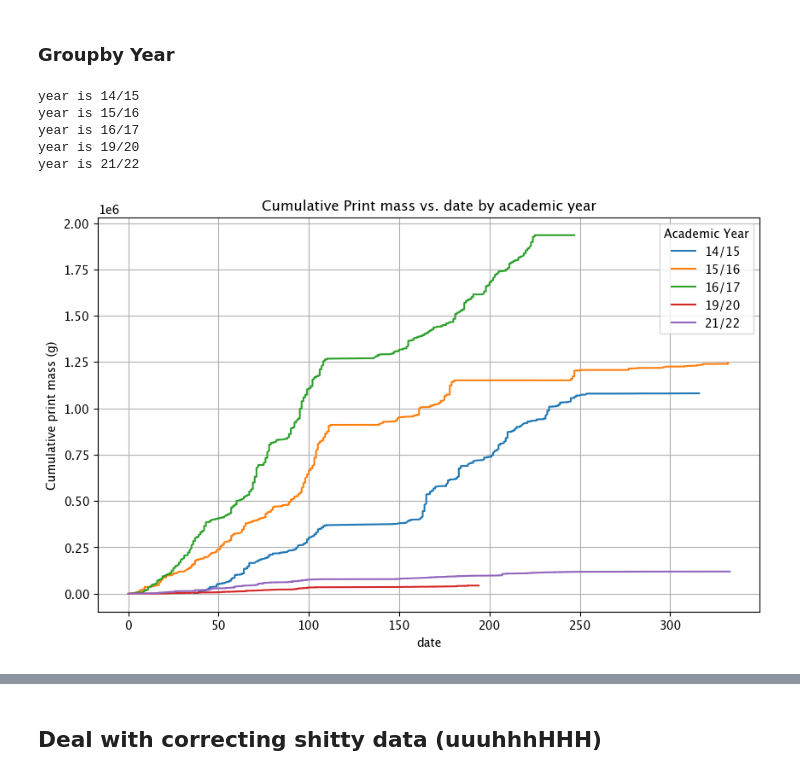
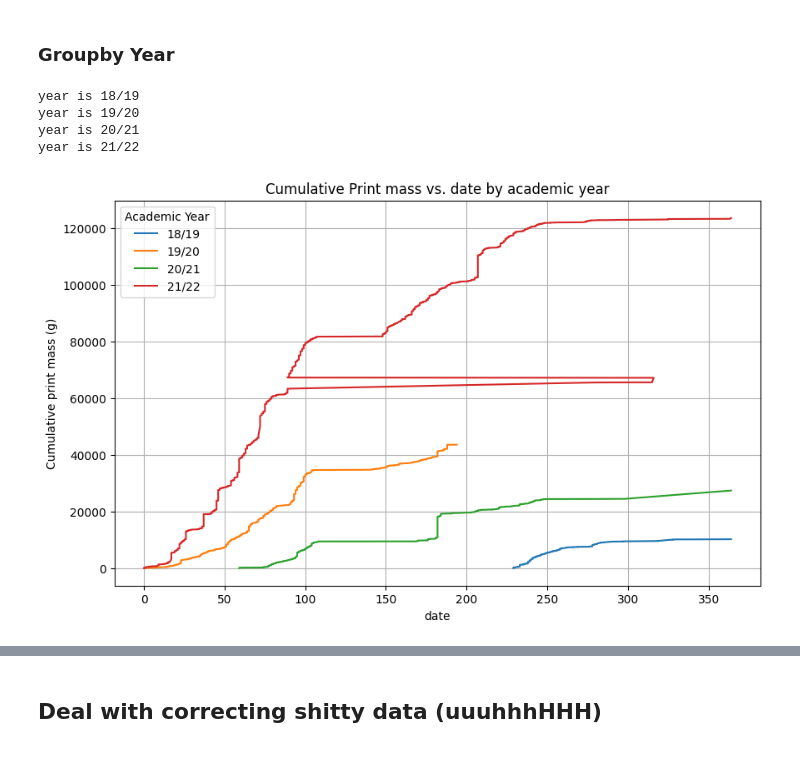
Before and after one commit to JohnnyMaBoi/olin-3d-printing, a Jupyter notebook: process_data.ipynb, the cells around one changed output, grey strips where cells are left out. Cells and saved outputs as stored; diff of their text form; code cells hidden in the pictures.

```diff
--- a/process_data.ipynb
+++ b/process_data.ipynb
@@ -200,9 +260,25 @@ def get_academic_year(timestamp:pd.Timestamp):
     else:                   # after september: year/year+1
         return f"{year}/{year+1}"
 
+def get_semester(timestamp:pd.Timestamp):
+    """
+    Return the semester string of a timestamp
+
+    Args:
+        timestamp (pd.Timestamp): timestamp object
+
+    Returns:
+        str: Semester string, e.g. "SP21"
+    """
+    year = int(repr(timestamp.year)[-2:]) # lat two digits of year
+    if timestamp.month < 9: # before september spring semester
+        return f"SP {year}"
+    else:                   # after september: fall semester
+        return f"FA {year}"
 
 # add aacademic year column to df
 df["academic year"] = df["timestamp"].apply(lambda x: get_academic_year(x))
+df["semester"] = df["timestamp"].apply(lambda x: get_semester(x))
 # %%
 def get_ac_year_day(timestamp: pd.Timestamp):
     """
@@ -215,35 +291,34 @@ def get_ac_year_day(timestamp: pd.Timestamp):
        return timestamp.day_of_year - 244
     else:
         return timestamp.day_of_year + 365 - 244
 
 # Set up plot
 plt.figure(figsize=(10, 6))  # Optional: Set the figure size
 plt.title("Cumulative Print mass vs. date by academic year")
 plt.xlabel('date')
 plt.ylabel("Cumulative print mass (g)")
 plt.grid(True)
 
 
 
 # group data by academic year
 ac_year_groupby = df.groupby('academic year')[["timestamp", "mass"]]
 
 # plot for each academic year on same axes
 for ac_year, _df in ac_year_groupby:
-    if ac_year in ["17/18", "18/19", "20/21", "22/23", "23/24"]:
+    if ac_year in ["14/15", "15/16", "16/17", "17/18", "23/24", "22/23"]:    #"17/18",, "19/20", "18/19", "20/21"
         pass
     else:
         print(f"year is {ac_year}")
         plt.plot(_df["timestamp"].apply(lambda x: get_ac_year_day(x)), _df["mass"].cumsum(), label=f'{ac_year}')
     # print(_df.head())
 
 # Display the plot
 plt.legend(title="Academic Year")
 plt.show()
 # %% [output]
-year is 14/15
-year is 15/16
-year is 16/17
+year is 18/19
 year is 19/20
+year is 20/21
 year is 21/22
-[figure, old version]
+[figure, new version]
```
Also changed, not shown: parts of 7 cells of this notebook, 4 other files.
